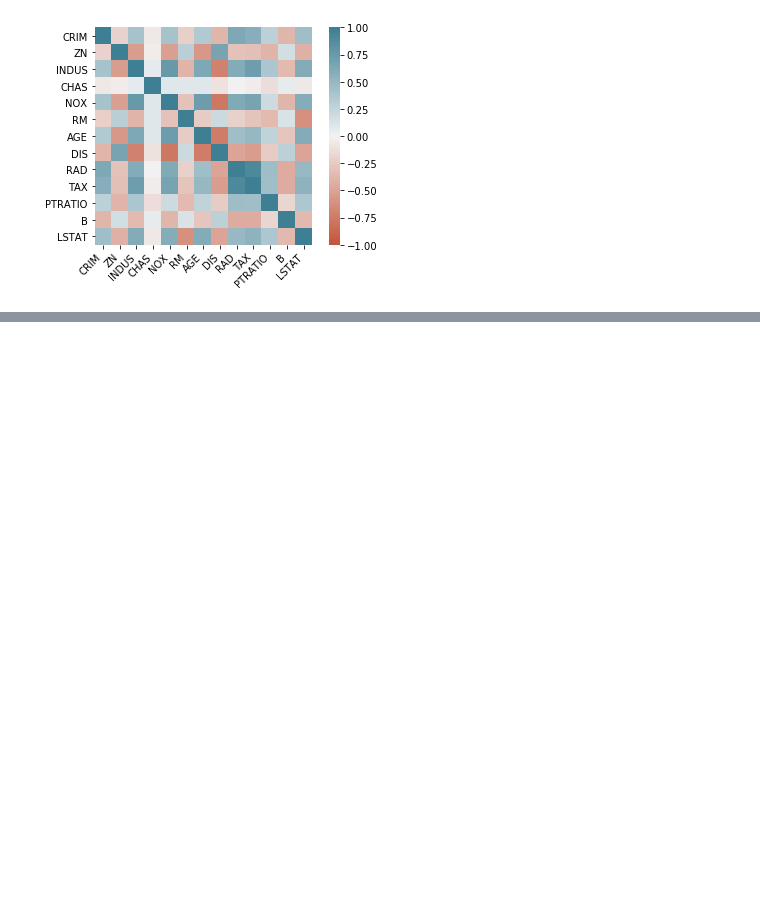
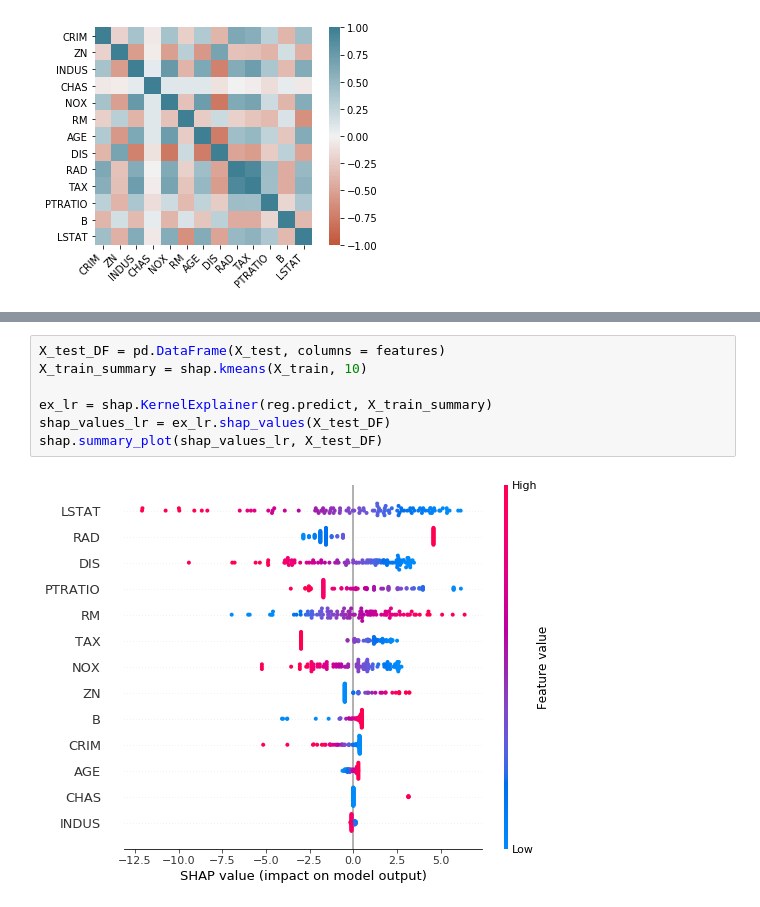
Before and after one commit to joebuckley24/shapley-boston, a Jupyter notebook: shap2.ipynb, the cells around one changed output, grey strips where cells are left out. Cells and saved outputs as stored; diff of their text form; blank space fills up the shorter version.

```diff
--- a/shap2.ipynb
+++ b/shap2.ipynb
@@ -179,3 +182,12 @@ numpy.ndarray
+# %%
+X_test_DF = pd.DataFrame(X_test, columns = features)
+X_train_summary = shap.kmeans(X_train, 10)
+
+ex_lr = shap.KernelExplainer(reg.predict, X_train_summary)
+shap_values_lr = ex_lr.shap_values(X_test_DF)
+shap.summary_plot(shap_values_lr, X_test_DF)
+# %% [output]
+[figure, added]
 # %%
 svr_reg = make_pipeline(StandardScaler(), SVR(kernel='rbf'))
 svr_reg.fit(X, y)
```
Also changed, not shown: parts of 8 cells of this notebook.
